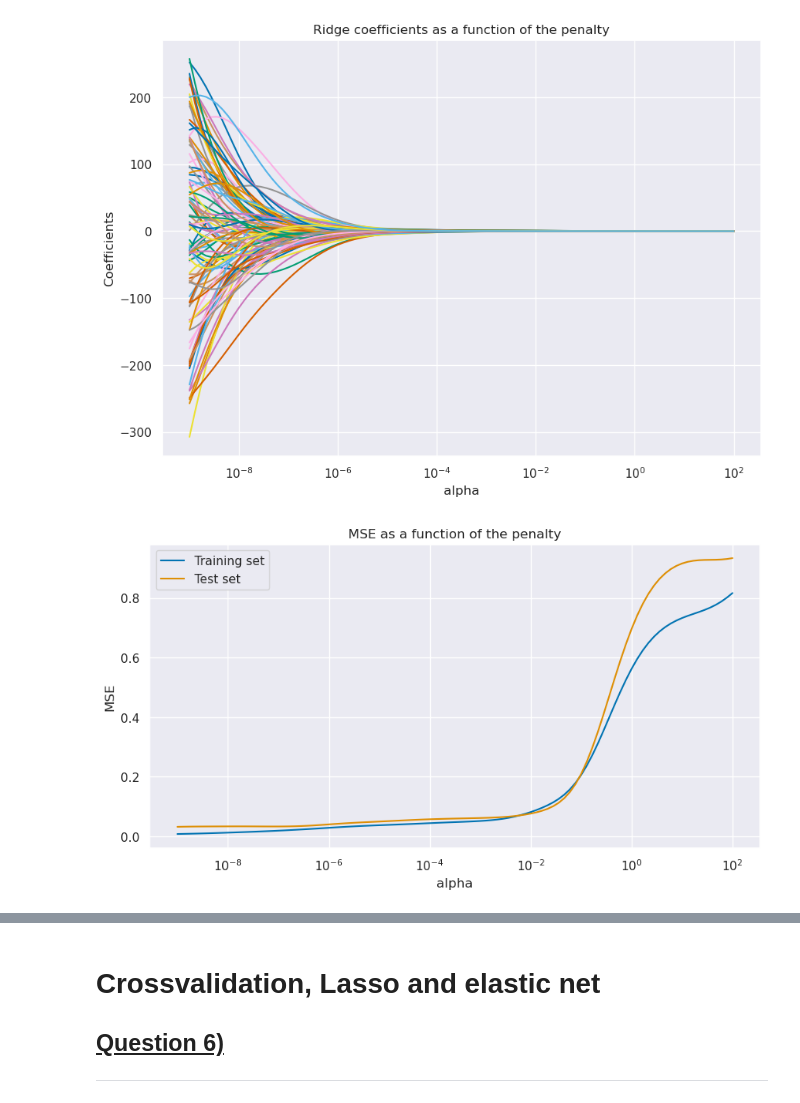
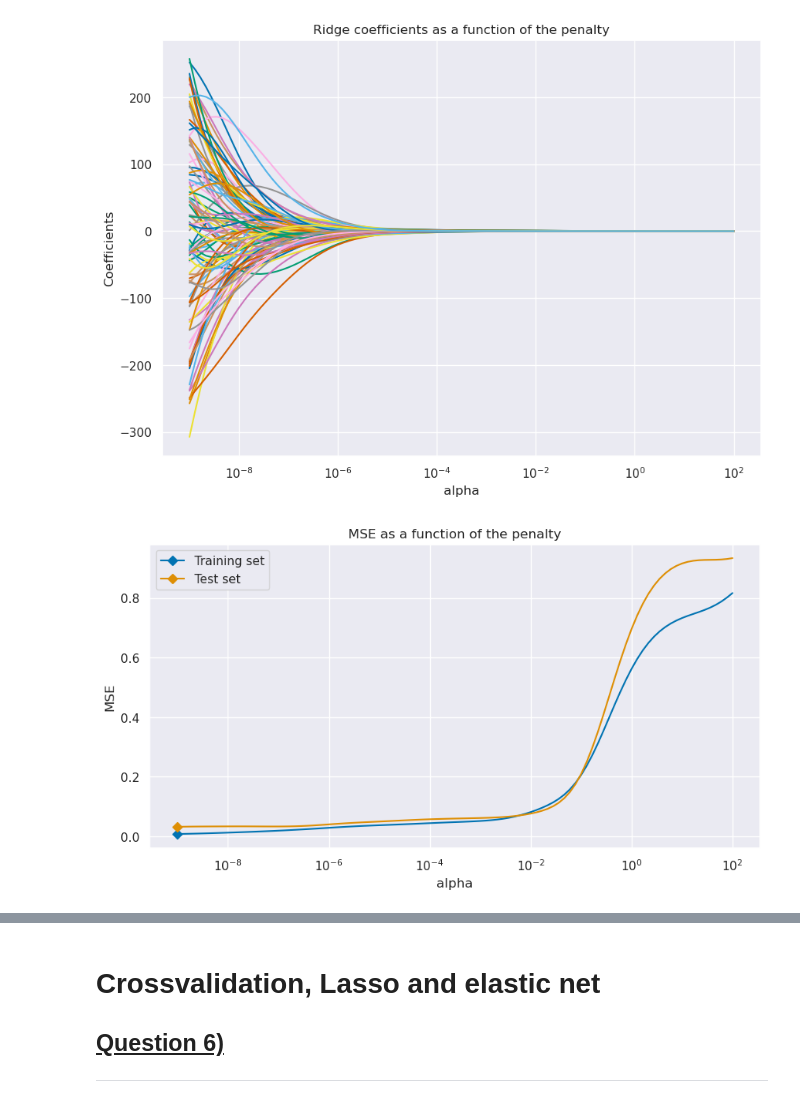
Before and after one commit to Dardare-Clement/SD-TSIA204, a Jupyter notebook: TP2/SD-TSIA204_lab2_dardare_clement.ipynb, the cells around one changed output, grey strips where cells are left out. Drawn from its saved outputs; the diff is of its cells as text; code cells hidden in the pictures.

```diff
--- a/TP2/SD-TSIA204_lab2_dardare_clement.ipynb
+++ b/TP2/SD-TSIA204_lab2_dardare_clement.ipynb
@@ -259,27 +259,30 @@ plt.show()
 # %%
 # Compute the MSE for each value of alpha
 train_mse = []
 test_mse = []
 
 for alpha in alpha_values:
     estimator = ridge(X_train, Y_train, alpha)
     Y_train_pred = X_train @ estimator
     Y_test_pred = X_test @ estimator
     train_mse.append(mean_squared_error(Y_train, Y_train_pred))
     test_mse.append(mean_squared_error(Y_test, Y_test_pred))
 
+argmin1 = np.argmin(train_mse)
+argmin2 = np.argmin(test_mse)
+
 # Plot the MSE against alpha
 fig, ax = plt.subplots(figsize=(10, 5))
-ax.plot(alpha_values, train_mse, label='Training set')
-ax.plot(alpha_values, test_mse, label='Test set')
+ax.plot(alpha_values, train_mse, '-D', markevery=[argmin1], label='Training set')
+ax.plot(alpha_values, test_mse, '-D', markevery=[argmin2], label='Test set')
 ax.set_xscale('log')
 ax.set_xlabel('alpha')
 ax.set_ylabel('MSE')
 ax.set_title('MSE as a function of the penalty')
 ax.legend()
 plt.show()
 # %% [output]
-[figure, old version]
+[figure, new version]
 # %%
 #c
 estimator = ridge(X_train, Y_train, 10**(-9))
```
Also changed, not shown: parts of 6 cells of this notebook.
